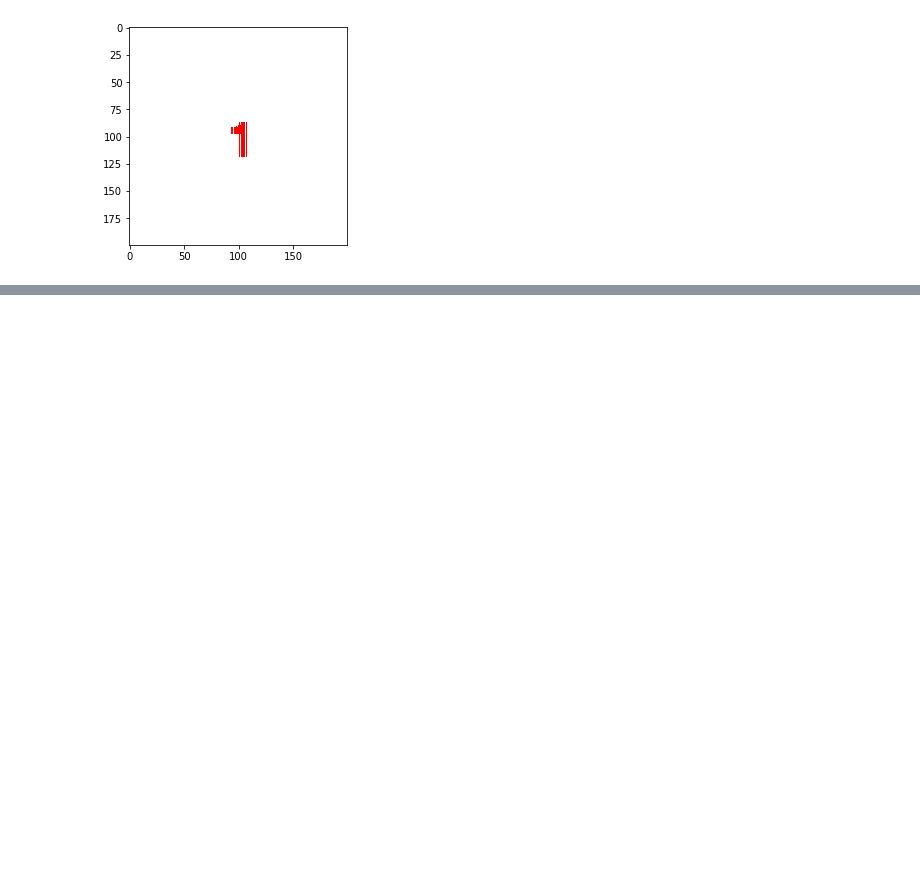
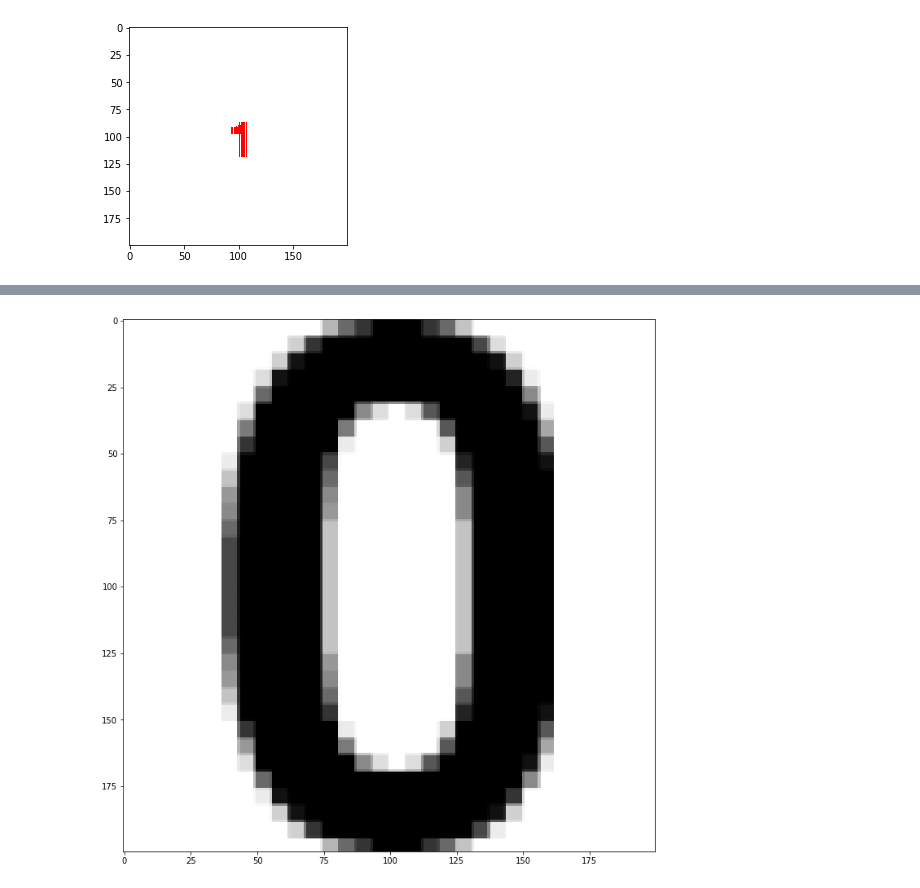
Before and after one commit to KyungjeCho/pattern-recognition-module-1, a Jupyter notebook: Feature_extraction.ipynb, the cells around one changed output, grey strips where cells are left out. Drawn from its saved outputs; the diff is of its cells as text; code cells hidden in the pictures; blank space fills up the shorter version.

```diff
--- a/Feature_extraction.ipynb
+++ b/Feature_extraction.ipynb
@@ -418,0 +419,93 @@ plt.imshow(empty_img)
+# %%
+import cv2
+import numpy as np
+import matplotlib.pyplot as plt
+%matplotlib inline
+
+
+img = cv2.imread('./data/zoom/number_0/zoom_ggd_5.png')
+img2 = img.copy()
+img_gray = cv2.cvtColor(img2, cv2.COLOR_BGR2GRAY)
+ret, thr = cv2.threshold(img_gray, 127, 255, 0)
+
+top_h = 0
+i = 0
+while i < 200:
+    j = 0
+    while j < 200:
+
+        if thr[i, j] <= 200:
+            top_h = i
+        j += 1
+    i += 1
+
+top_w = 0
+i = 0
+while i < 200:
+    j = 0
+    while j < 200:
+
+        if thr[j, i] <= 200:
+            top_w = i
+        j += 1
+    i += 1
+
+low_h = 0
+i = 199
+while i > 0:
+    j = 199
+    while j > 0:
+
+        if thr[i, j] <= 200:
+            low_h = i
+        j -= 1
+    i -= 1
+
+low_w = 0
+i = 199
+while i >= 0:
+    j = 199
+    while j >= 0:
+
+        if thr[j, i] <= 200:
+            low_w = i
+        j -= 1
+    i -= 1
+
+print(top_h, top_w, low_h, low_w)
+
+raw_img = img[low_h: top_h, low_w: top_w]
+
+#plt.imshow(img[low_h: top_h, low_w: top_w])
+
+print(top_h - low_h , top_w-low_w)
+raw_height = top_h - low_h
+raw_width = top_w - low_w
+ratio = 200/ (raw_height)
+print(ratio * raw_height)
+print(ratio * raw_width)
+norm_img = cv2.resize(raw_img, None, fx=ratio, fy=ratio,  interpolation=cv2.INTER_AREA)
+plt.figure(figsize=(16, 12))
+
+print(norm_img.shape[1])
+empty_img = np.zeros((200, 200, 3), dtype='uint8') + 255
+
+start = int(100 - norm_img.shape[1] / 2)
+empty_img[:, start : start + norm_img.shape[1]] = norm_img
+plt.imshow(empty_img)
+
+black = 0
+i = 0
+while i < 200:
+    j = 0
+    while j < 200:
+
+        if empty_img[i, j, 0] <= 200:
+            black += 1
+        j += 1
+    i += 1
+
+print("black: "+str(black) + " white: "+str(40000 - black))
+#height = 200
+#width =
+# %% [output]
@@ -418,0 +518 @@ plt.imshow(empty_img)
+[figure, added]
```
Also changed, not shown: parts of 8 cells of this notebook, 1 other file.
